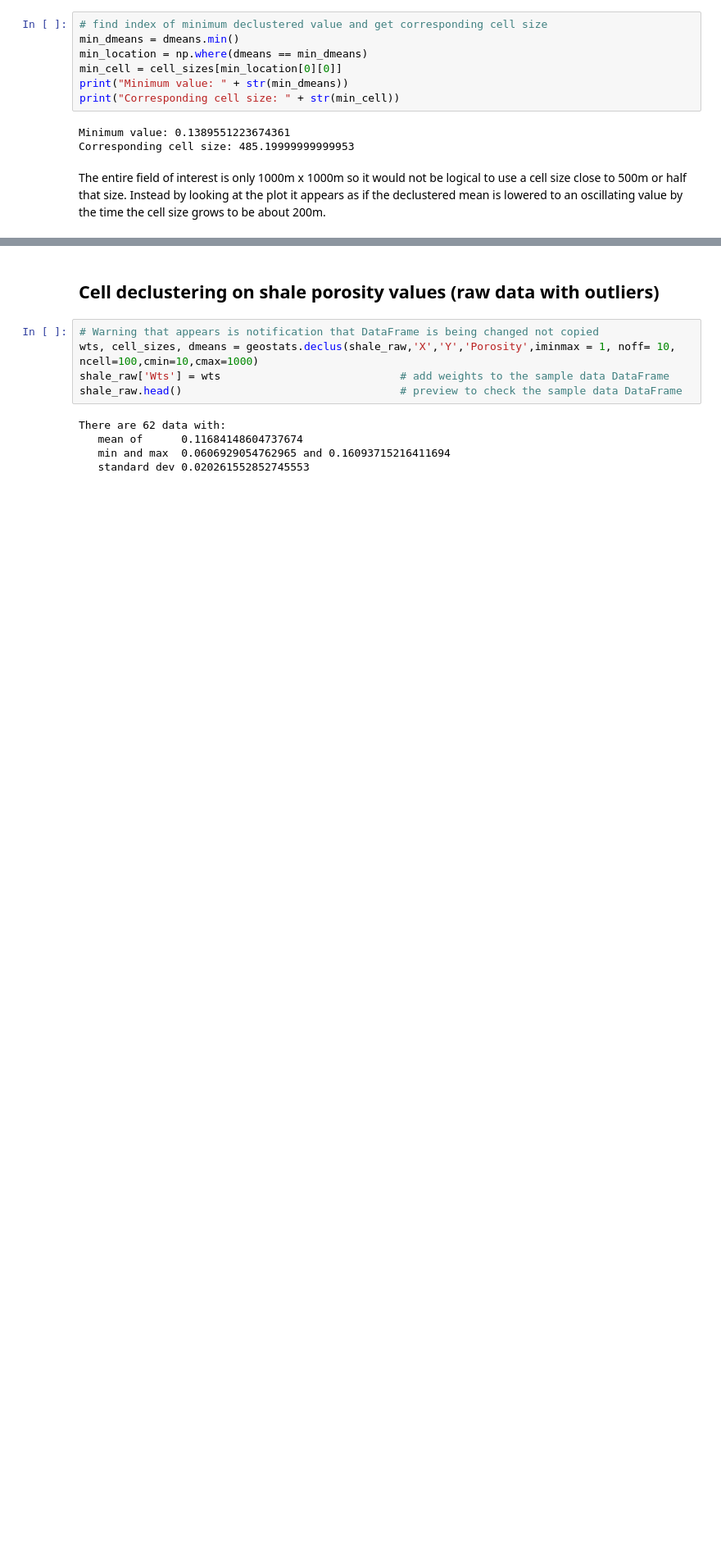
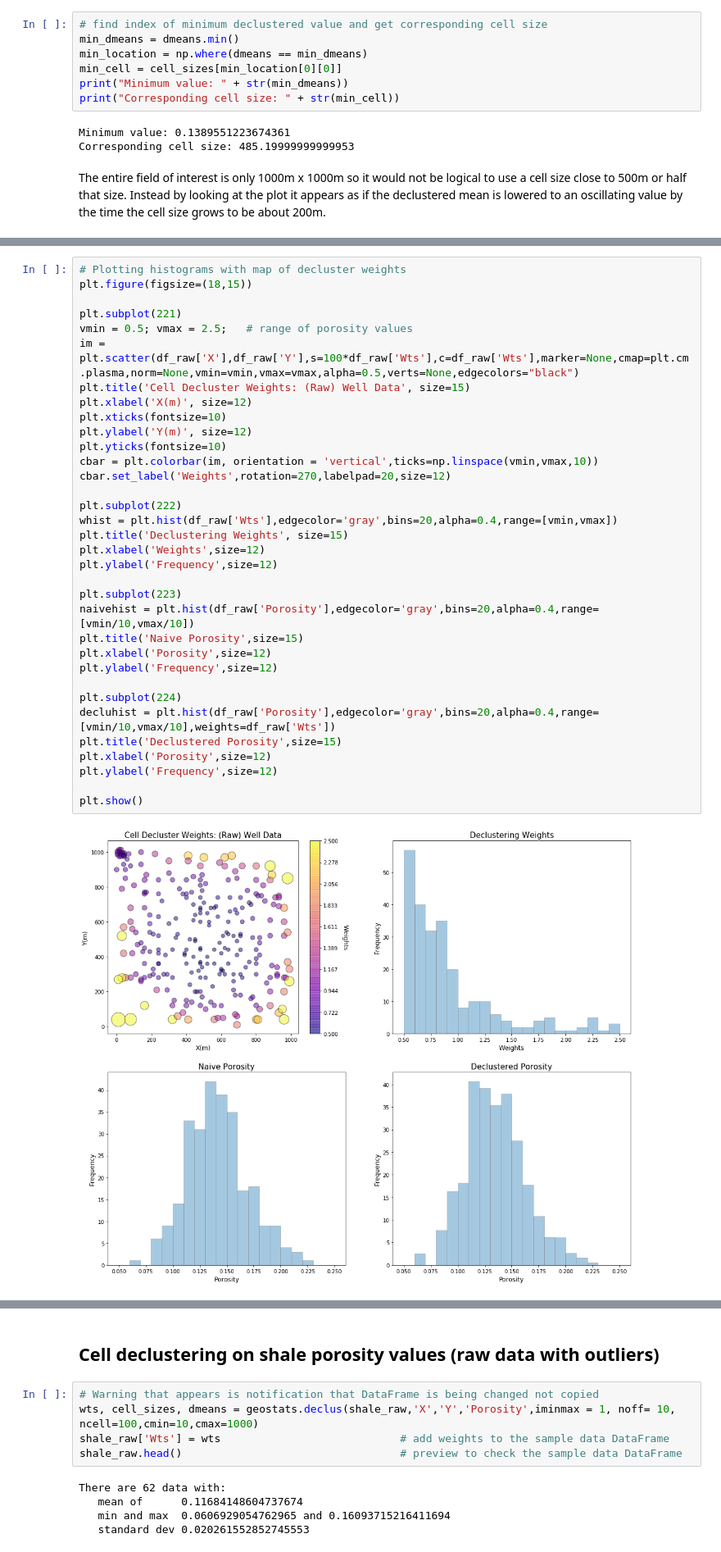
Before and after one commit to elbeejay/PGE383-Group1, a Jupyter notebook: Declustering.ipynb, the cells around one changed output, grey strips where cells are left out. Shown at 82% size. Cells and saved outputs as stored; diff of their text form; blank space fills up the shorter version.

```diff
--- a/Declustering.ipynb
+++ b/Declustering.ipynb
@@ -310,0 +345,36 @@ The entire field of interest is only 1000m x 1000m so it would not be logical to
+# %%
+# Plotting histograms with map of decluster weights
+plt.figure(figsize=(18,15))
+
+plt.subplot(221)
+vmin = 0.5; vmax = 2.5;   # range of porosity values
+im = plt.scatter(df_raw['X'],df_raw['Y'],s=100*df_raw['Wts'],c=df_raw['Wts'],marker=None,cmap=plt.cm.plasma,norm=None,vmin=vmin,vmax=vmax,alpha=0.5,verts=None,edgecolors="black")
+plt.title('Cell Decluster Weights: (Raw) Well Data', size=15)
+plt.xlabel('X(m)', size=12)
+plt.xticks(fontsize=10)
+plt.ylabel('Y(m)', size=12)
+plt.yticks(fontsize=10)
+cbar = plt.colorbar(im, orientation = 'vertical',ticks=np.linspace(vmin,vmax,10))
+cbar.set_label('Weights',rotation=270,labelpad=20,size=12)
+
+plt.subplot(222)
+whist = plt.hist(df_raw['Wts'],edgecolor='gray',bins=20,alpha=0.4,range=[vmin,vmax])
+plt.title('Declustering Weights', size=15)
+plt.xlabel('Weights',size=12)
+plt.ylabel('Frequency',size=12)
+
+plt.subplot(223)
+naivehist = plt.hist(df_raw['Porosity'],edgecolor='gray',bins=20,alpha=0.4,range=[vmin/10,vmax/10])
+plt.title('Naive Porosity',size=15)
+plt.xlabel('Porosity',size=12)
+plt.ylabel('Frequency',size=12)
+
+plt.subplot(224)
+decluhist = plt.hist(df_raw['Porosity'],edgecolor='gray',bins=20,alpha=0.4,range=[vmin/10,vmax/10],weights=df_raw['Wts'])
+plt.title('Declustered Porosity',size=15)
+plt.xlabel('Porosity',size=12)
+plt.ylabel('Frequency',size=12)
+
+plt.show()
+# %% [output]
+[figure, added]
```
Also changed, not shown: parts of 9 cells of this notebook, 4 other files.
